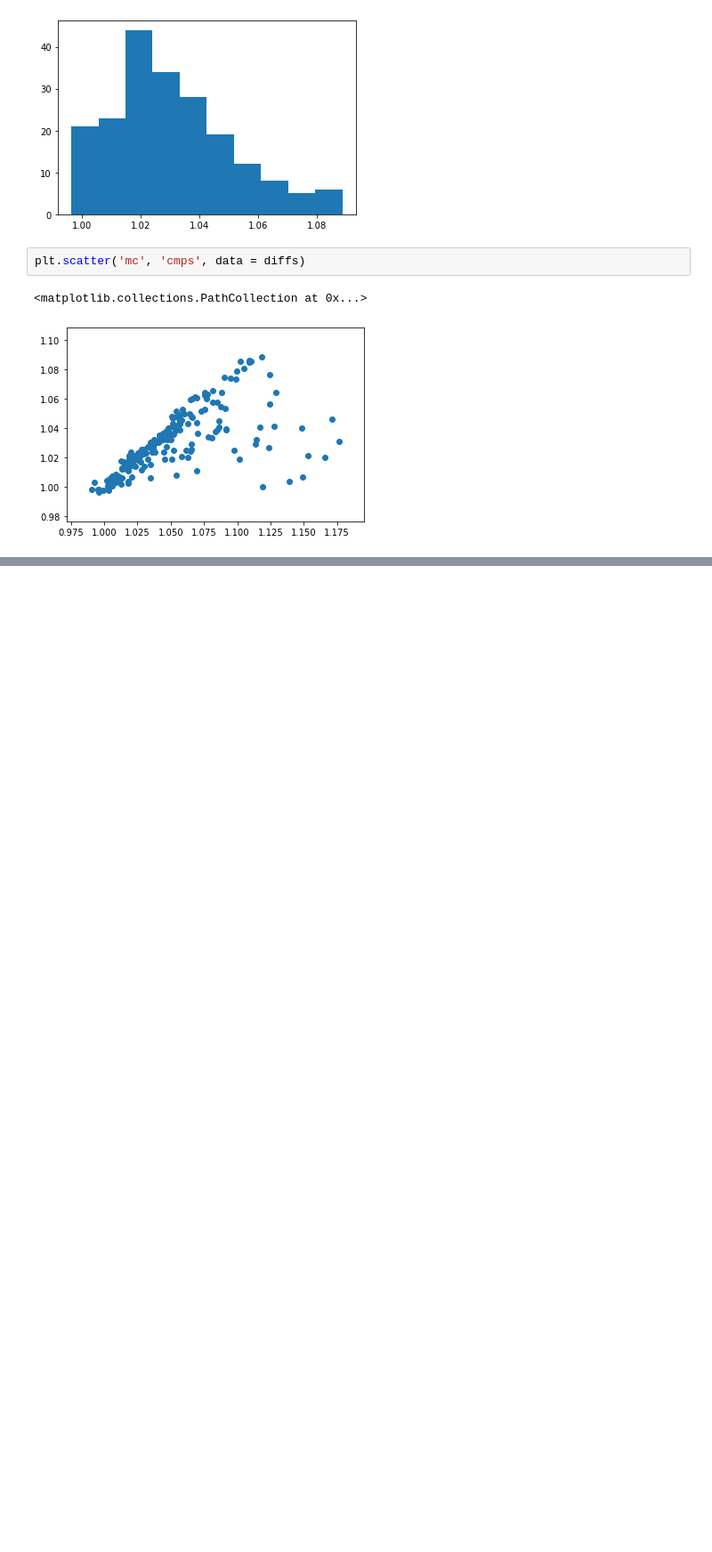
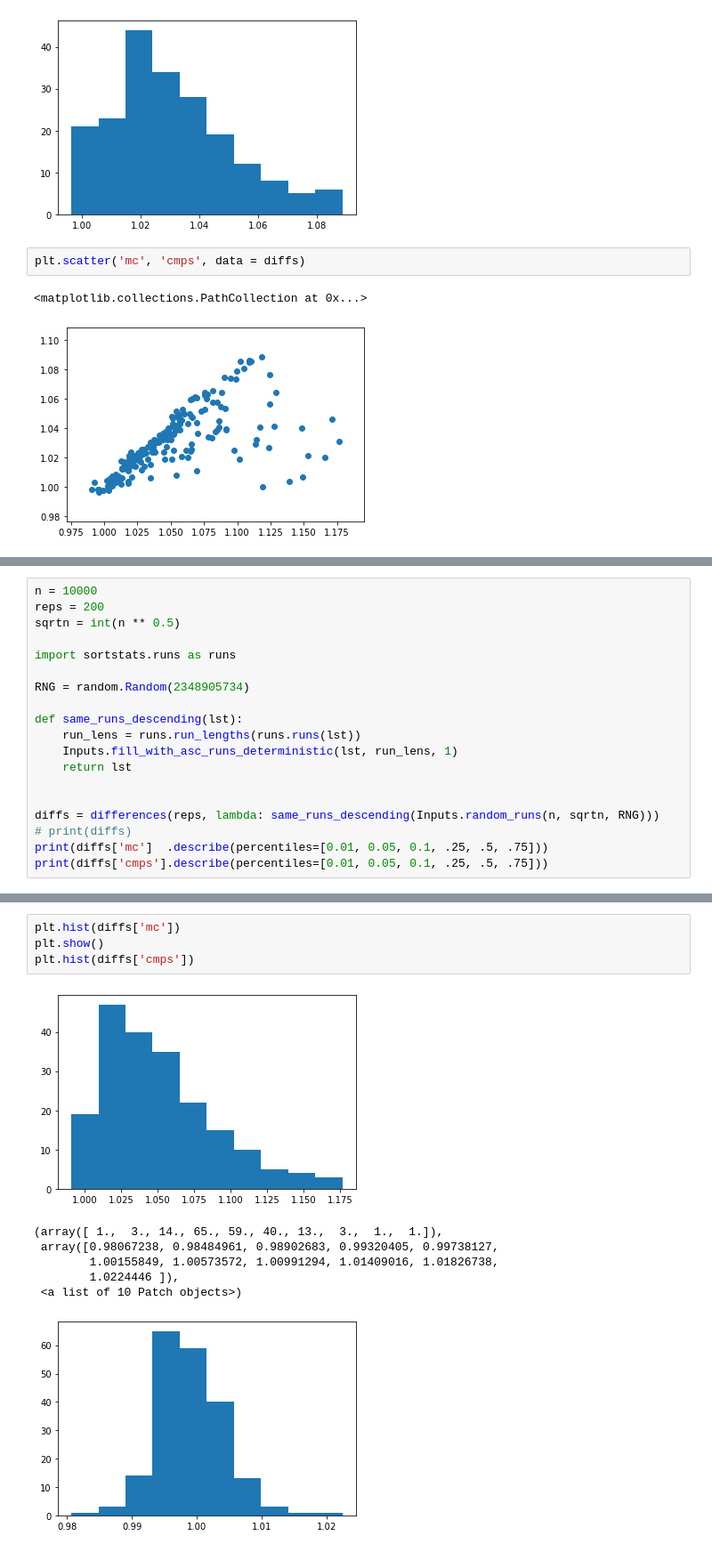
Before and after one commit to roarin-roran/Sorting, a Jupyter notebook: Experiments/PyPyTimsortPowersort.ipynb, the cells around one changed output, grey strips where cells are left out. Shown at 89% size. Saved outputs shown, nothing was run; the diff lists cells and outputs as text; blank space fills up the shorter version.

```diff
--- a/Experiments/PyPyTimsortPowersort.ipynb
+++ b/Experiments/PyPyTimsortPowersort.ipynb
@@ -195,0 +198,19 @@ plt.scatter('mc', 'cmps', data = diffs)
+# %%
+n = 10000
+reps = 200
+sqrtn = int(n ** 0.5)
+
+import sortstats.runs as runs
+
+RNG = random.Random(2348905734)
+
+def same_runs_descending(lst):
+    run_lens = runs.run_lengths(runs.runs(lst))
+    Inputs.fill_with_asc_runs_deterministic(lst, run_lens, 1)
+    return lst
+
+
+diffs = differences(reps, lambda: same_runs_descending(Inputs.random_runs(n, sqrtn, RNG)))
+# print(diffs)
+print(diffs['mc']  .describe(percentiles=[0.01, 0.05, 0.1, .25, .5, .75]))
+print(diffs['cmps'].describe(percentiles=[0.01, 0.05, 0.1, .25, .5, .75]))
@@ -195,0 +235,12 @@ plt.scatter('mc', 'cmps', data = diffs)
+# %%
+plt.hist(diffs['mc'])
+plt.show()
+plt.hist(diffs['cmps'])
+# %% [output]
+[figure, added]
+(array([ 1.,  3., 14., 65., 59., 40., 13.,  3.,  1.,  1.]),
+ array([0.98067238, 0.98484961, 0.98902683, 0.99320405, 0.99738127,
+        1.00155849, 1.00573572, 1.00991294, 1.01409016, 1.01826738,
+        1.0224446 ]),
+ <a list of 10 Patch objects>)
+[figure, added]
```
Also changed, not shown: parts of 4 cells of this notebook, 2 other files.
